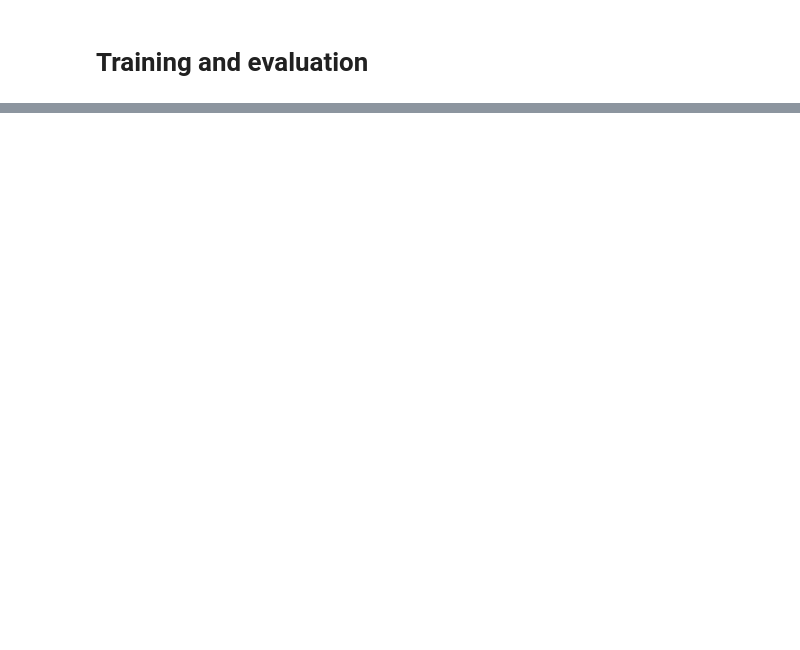
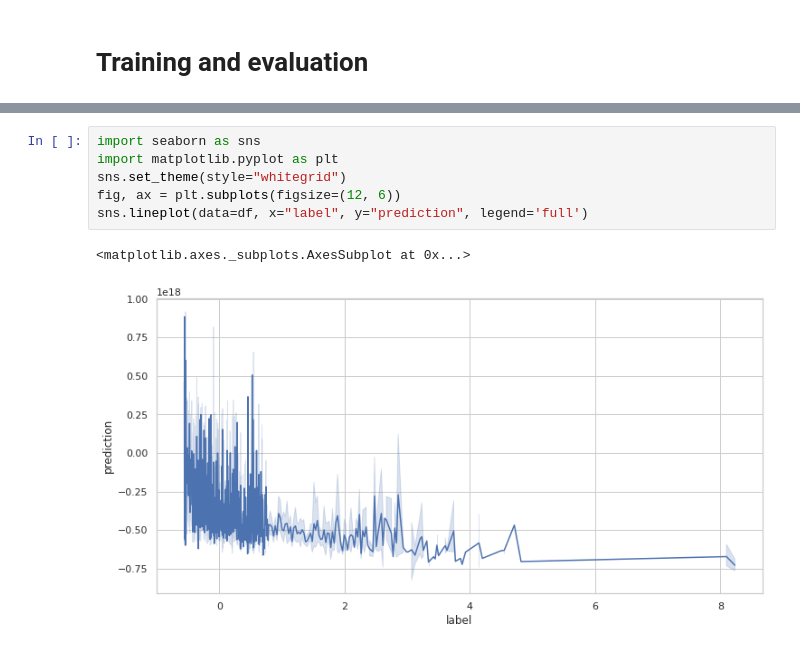
Before and after one commit to davidegavio/amd-sm2l-project, a Jupyter notebook: amd_sm2l_project_notebook.ipynb, the cells around one changed output, grey strips where cells are left out. Cells and saved outputs as stored; diff of their text form; blank space fills up the shorter version.

```diff
--- a/amd_sm2l_project_notebook.ipynb
+++ b/amd_sm2l_project_notebook.ipynb
@@ -385,0 +571,9 @@ plt.ylabel('Training error', fontsize = 14)
+# %%
+import seaborn as sns
+import matplotlib.pyplot as plt
+sns.set_theme(style="whitegrid")
+fig, ax = plt.subplots(figsize=(12, 6))
+sns.lineplot(data=df, x="label", y="prediction", legend='full')
+# %% [output]
+<matplotlib.axes._subplots.AxesSubplot at 0x...>
+[figure, added]
```
Also changed, not shown: parts of 31 cells of this notebook.
